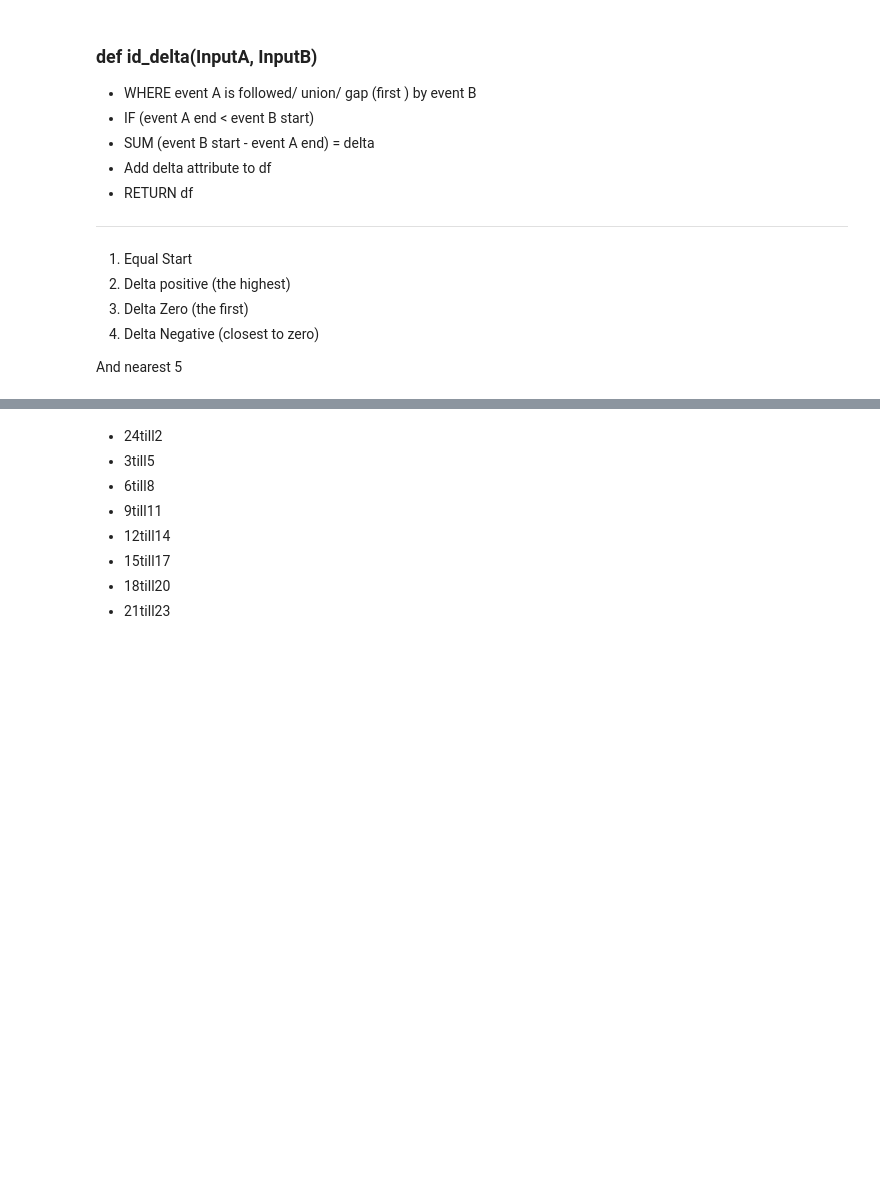
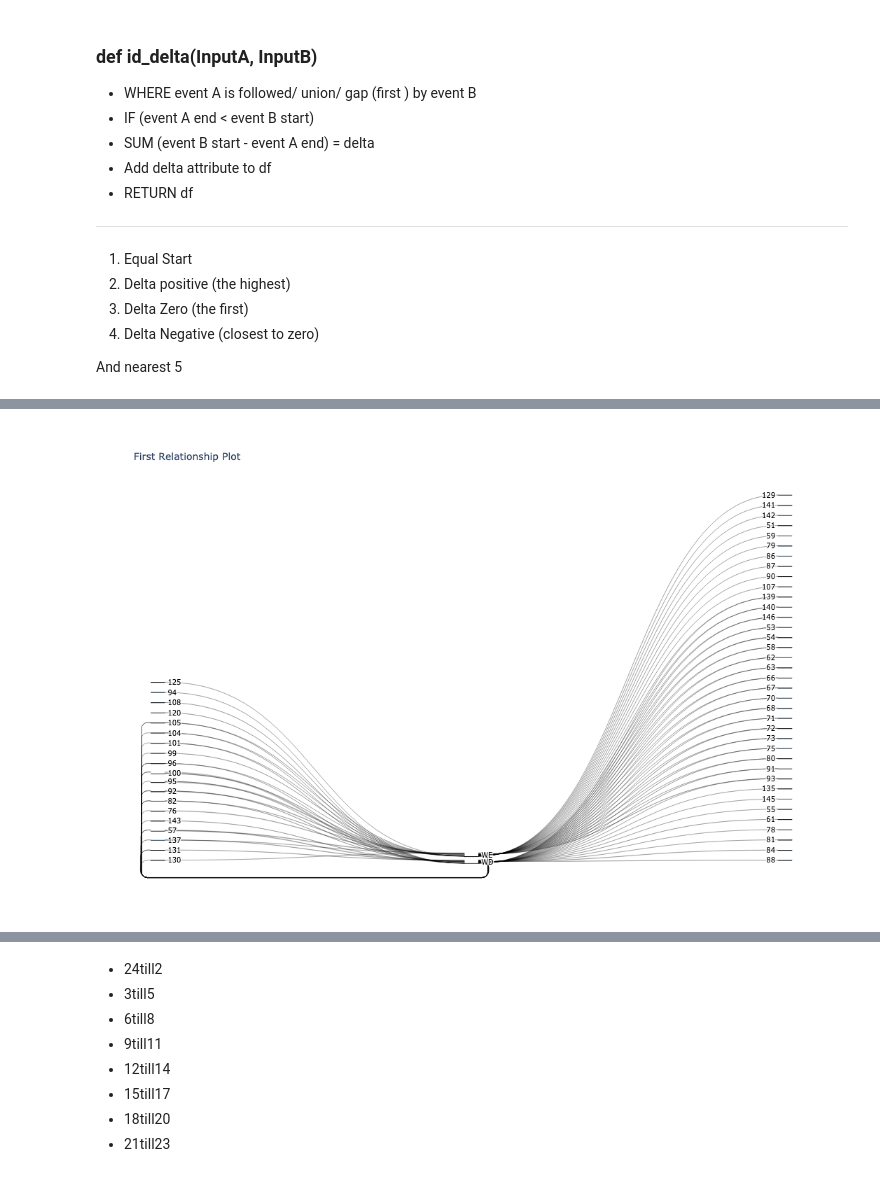
Before and after one commit to TrellixVulnTeam/IoT_ResearchProject_LEL4, a Jupyter notebook: 10. S1b SubAct Interaction Processing.ipynb, the cells around one changed output, grey strips where cells are left out. Cells and saved outputs as stored; diff of their text form; code cells hidden in the pictures; blank space fills up the shorter version.

```diff
--- a/10. S1b SubAct Interaction Processing.ipynb
+++ b/10. S1b SubAct Interaction Processing.ipynb
@@ -203,0 +235,13 @@ ModuleNotFoundError: No module named 'jupyter_nbextensions_configurator'
+# %%
+def add_DAY_WDWE_phaseII(ds):
+    dayNumKeyWithDAYDict = pd.Series(['Mon','Tue','Wed','Thu','Fri','Sat','Sun'], ['0','1','2','3','4','5','6']).to_dict()
+    dayNumKeyWithWDWEDict = pd.Series(['WD','WD','WD','WD','WD','WE','WE'], ['0','1','2','3','4','5','6']).to_dict()
+    ds.set_index(ds.EvA_Start, inplace = True)
+    ds.insert((len(ds.columns)), "DAY", ds.index.dayofweek.astype(str), True)
+    ds.insert((len(ds.columns)), "WDWE", ds.index.dayofweek.astype(str), True)
+    ds = ds.replace({"DAY": dayNumKeyWithDAYDict})
+    ds = ds.replace({"WDWE": dayNumKeyWithWDWEDict})
+    ds.reset_index(drop = True, inplace = True)
+    return ds
+# %%
+ds_12n_900s = add_DAY_WDWE_phaseII(ds_12n_900s)
@@ -203,0 +257,5 @@ ModuleNotFoundError: No module named 'jupyter_nbextensions_configurator'
+# %%
+fig = genSankey(ds_12n_900s, cat_cols=['EventA', 'WDWE', 'EventB'], value_cols='Delta', title='First Relationship Plot')
+go.Figure(fig)
+# %% [output]
+[figure, added]
```
Also changed, not shown: parts of 26 cells of this notebook, 4 other files.
